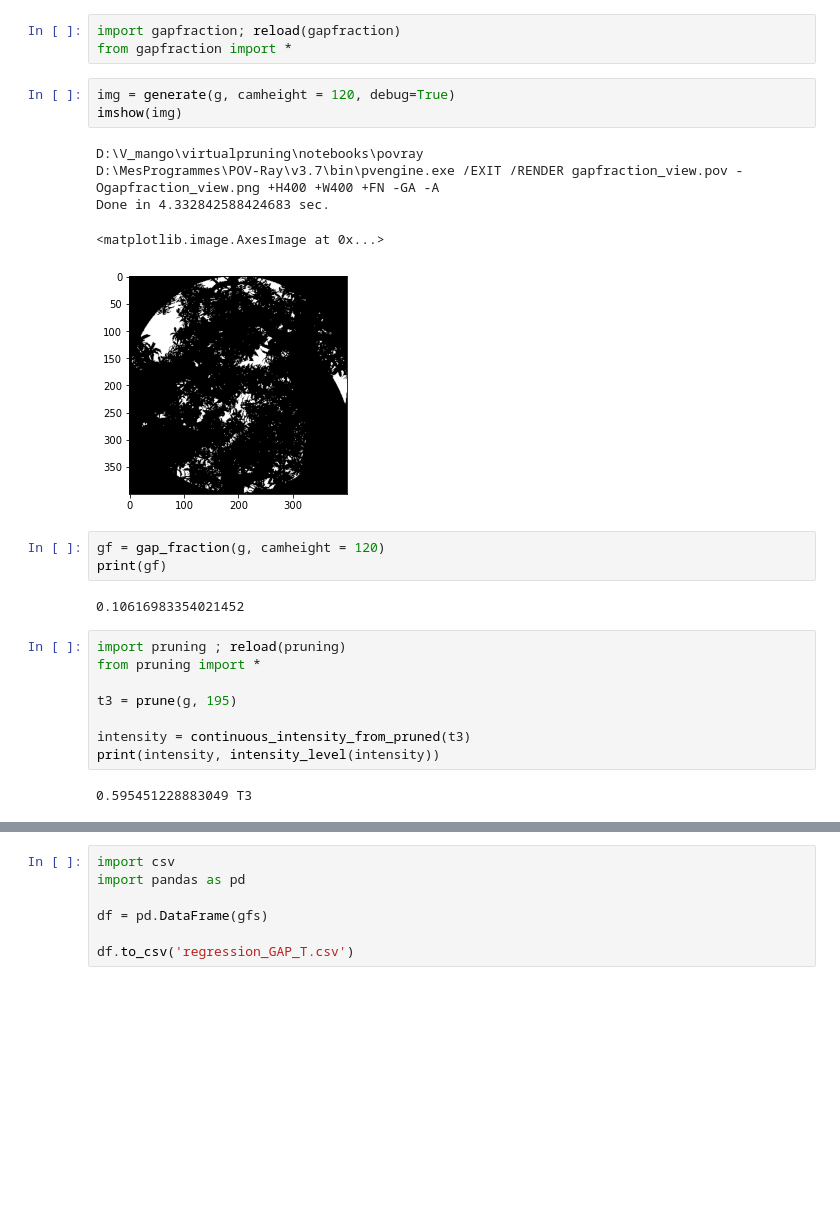
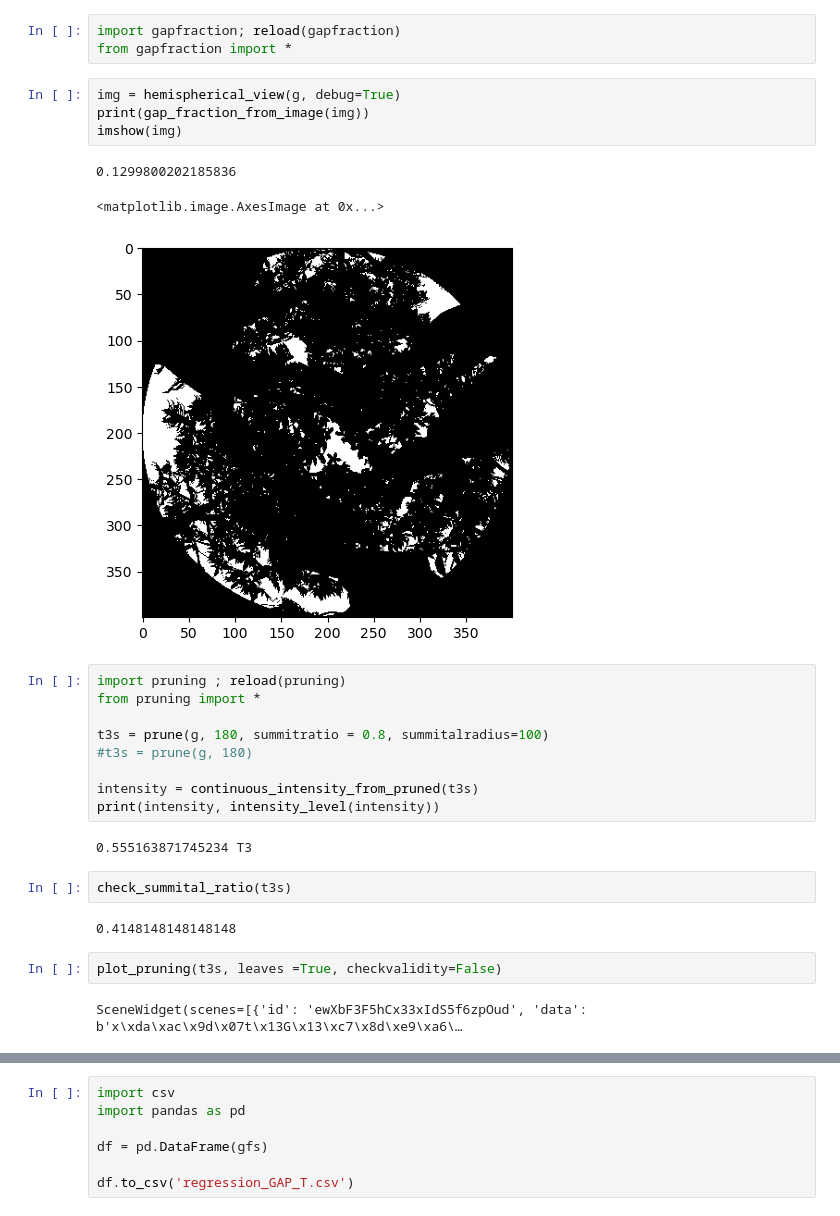
Before and after one commit to fredboudon/virtualpruning, a Jupyter notebook: notebooks/virtualpruning-gapfraction.ipynb, the cells around one changed output, grey strips where cells are left out. Cells and saved outputs as stored; diff of their text form; blank space fills up the shorter version.

Commit message:
improve notebooks

```diff
--- a/notebooks/virtualpruning-gapfraction.ipynb
+++ b/notebooks/virtualpruning-gapfraction.ipynb
@@ -29,26 +32,29 @@ from pruning import *
 import gapfraction; reload(gapfraction)
 from gapfraction import *
 # %%
-img = generate(g, camheight = 120, debug=True)
+img = hemispherical_view(g, debug=True)
+print(gap_fraction_from_image(img))
 imshow(img)
 # %% [output]
-D:\V_mango\virtualpruning\notebooks\povray
-D:\MesProgrammes\POV-Ray\v3.7\bin\pvengine.exe /EXIT /RENDER gapfraction_view.pov -Ogapfraction_view.png +H400 +W400 +FN -GA -A
-Done in 4.332842588424683 sec.
+0.1299800202185836
 <matplotlib.image.AxesImage at 0x...>
-[figure, old version]
+[figure, new version]
-# %%
-gf = gap_fraction(g, camheight = 120)
-print(gf)
-# %% [output]
-0.10616983354021452
 # %%
 import pruning ; reload(pruning)
 from pruning import *
 
-t3 = prune(g, 195)
+t3s = prune(g, 180, summitratio = 0.8, summitalradius=100)
+#t3s = prune(g, 180)
 
-intensity = continuous_intensity_from_pruned(t3)
+intensity = continuous_intensity_from_pruned(t3s)
 print(intensity, intensity_level(intensity))
 # %% [output]
-0.595451228883049 T3
+0.555163871745234 T3
+# %%
+check_summital_ratio(t3s)
+# %% [output]
+0.4148148148148148
+# %%
+plot_pruning(t3s, leaves =True, checkvalidity=False)
+# %% [output]
+SceneWidget(scenes=[{'id': 'ewXbF3F5hCx33xIdS5f6zpOud', 'data': b'x\xda\xac\x9d\x07t\x13G\x13\xc7\x8d\xe9\xa6\…
```
Also changed, not shown: parts of 28 cells of this notebook, 6 other files.
